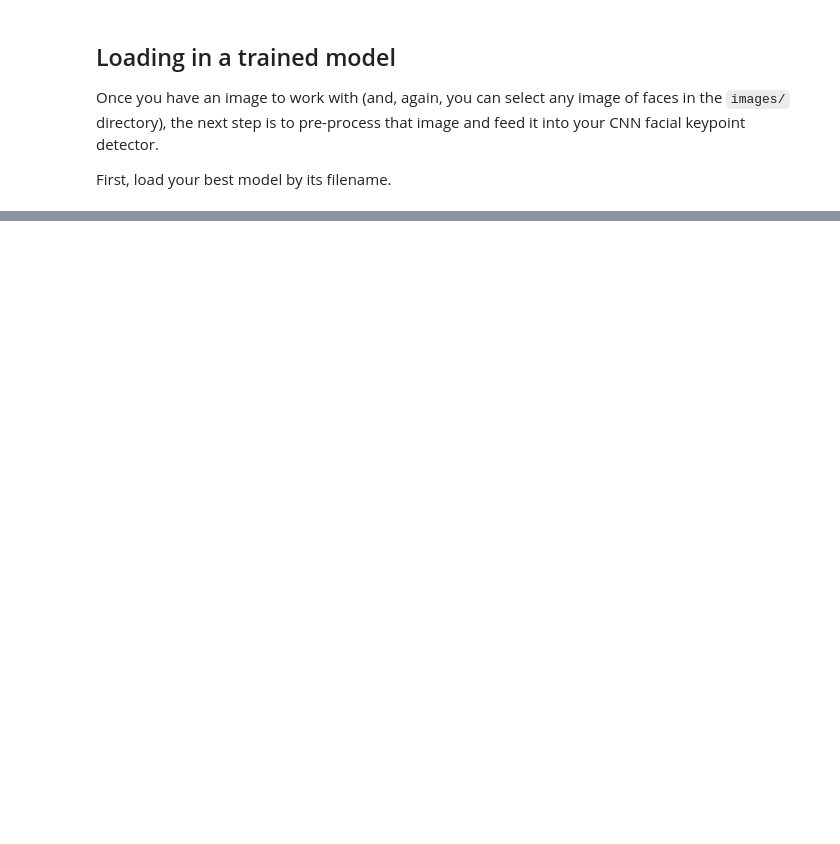
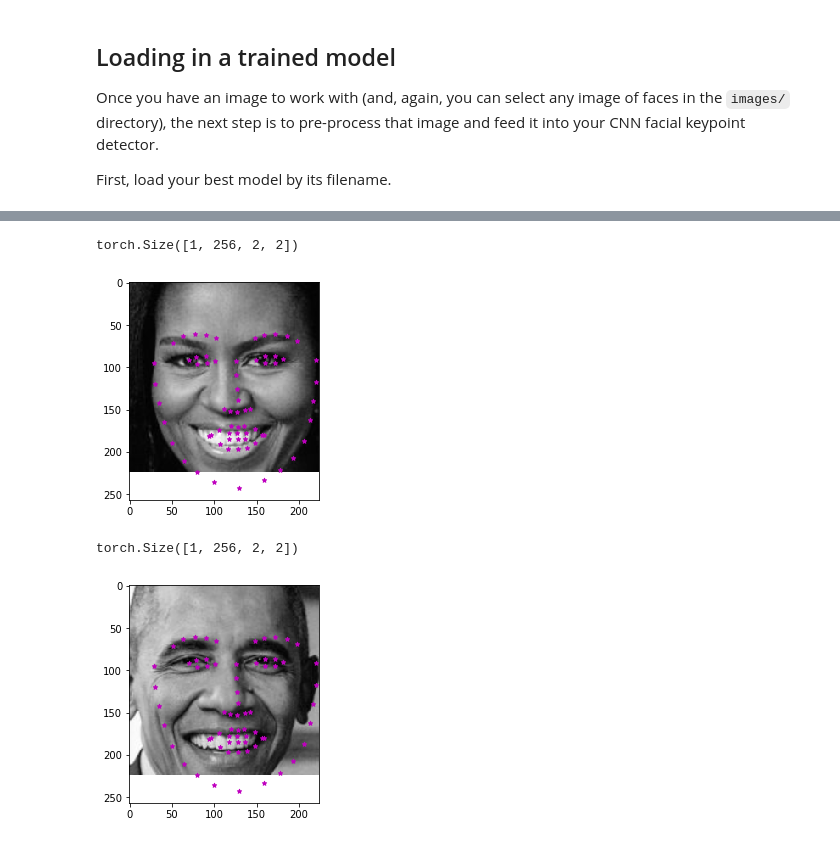
Before and after one commit to daddydrac/Computer-Vision-Facial-Key-Point-Detection, a Jupyter notebook: app/facial-keypoint-detection/3. Facial Keypoint Detection, Complete Pipeline.ipynb, the cells around one changed output, grey strips where cells are left out. Saved outputs shown, nothing was run; the diff lists cells and outputs as text; code cells hidden in the pictures; blank space fills up the shorter version.

```diff
--- a/app/facial-keypoint-detection/3. Facial Keypoint Detection, Complete Pipeline.ipynb
+++ b/app/facial-keypoint-detection/3. Facial Keypoint Detection, Complete Pipeline.ipynb
@@ -76,7 +82,7 @@ net = Net()
 
 ## TODO: load the best saved model parameters (by your path name)
 ## You'll need to un-comment the line below and add the correct name for *your* saved model
-# net.load_state_dict(torch.load('saved_models/keypoints_model_1.pt'))
+net.load_state_dict(torch.load('./models/keypoints_model_2019.pt'))
 
 ## print out your net and prepare it for testing (uncomment the line below)
-# net.eval()
+net.eval()
@@ -106,20 +130,38 @@ After each face has been appropriately converted into an input Tensor for your n
 # %%
 image_copy = np.copy(image)
 
 # loop over the detected faces from your haar cascade
 for (x,y,w,h) in faces:
 
     # Select the region of interest that is the face in the image
     roi = image_copy[y:y+h, x:x+w]
 
     ## TODO: Convert the face region from RGB to grayscale
+    roi = cv2.cvtColor(roi, cv2.COLOR_RGB2GRAY)
 
-    ## TODO: Normalize the grayscale image so that its color range falls in [0,1] instead of [0,255]
+    ## TODO: Normalize the grayscale image so that its color range
+    ## falls in [0,1] instead of [0,255]
+    normalize = roi / 255.0
 
     ## TODO: Rescale the detected face to be the expected square size for your CNN (224x224, suggested)
+    rescale = cv2.resize(normalize,(224,224))
 
     ## TODO: Reshape the numpy image shape (H x W x C) into a torch image shape (C x H x W)
+    reshape1 = rescale.reshape(1,1,rescale.shape[0],rescale.shape[1])
+    reshape2 = torch.from_numpy(reshape1)
 
     ## TODO: Make facial keypoint predictions using your loaded, trained network
+    t = reshape2.type(torch.FloatTensor)
+    derive = net((t)).data
+    derive = derive.view(derive.size()[0], 68, -1).numpy()
+    key_point = np.squeeze(derive * 100 + 100)
 
     ## TODO: Display each detected face and the corresponding keypoints
+    plt.imshow(rescale,cmap='gray')
+    plt.scatter(key_point[:,0],key_point[:,1],s=20,marker='*',c='m')
+    plt.show()
+# %% [output]
+torch.Size([1, 256, 2, 2])
+[figure, added]
+torch.Size([1, 256, 2, 2])
+[figure, added]
```
Also changed, not shown: parts of 3 cells of this notebook, 6 other files.
